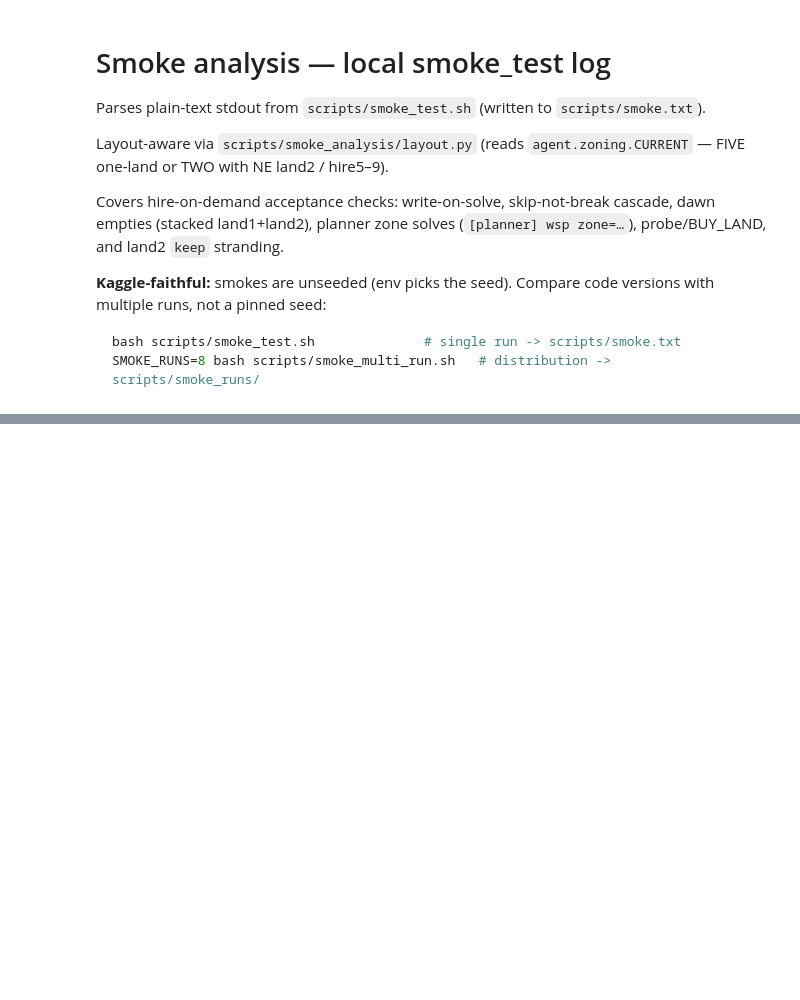
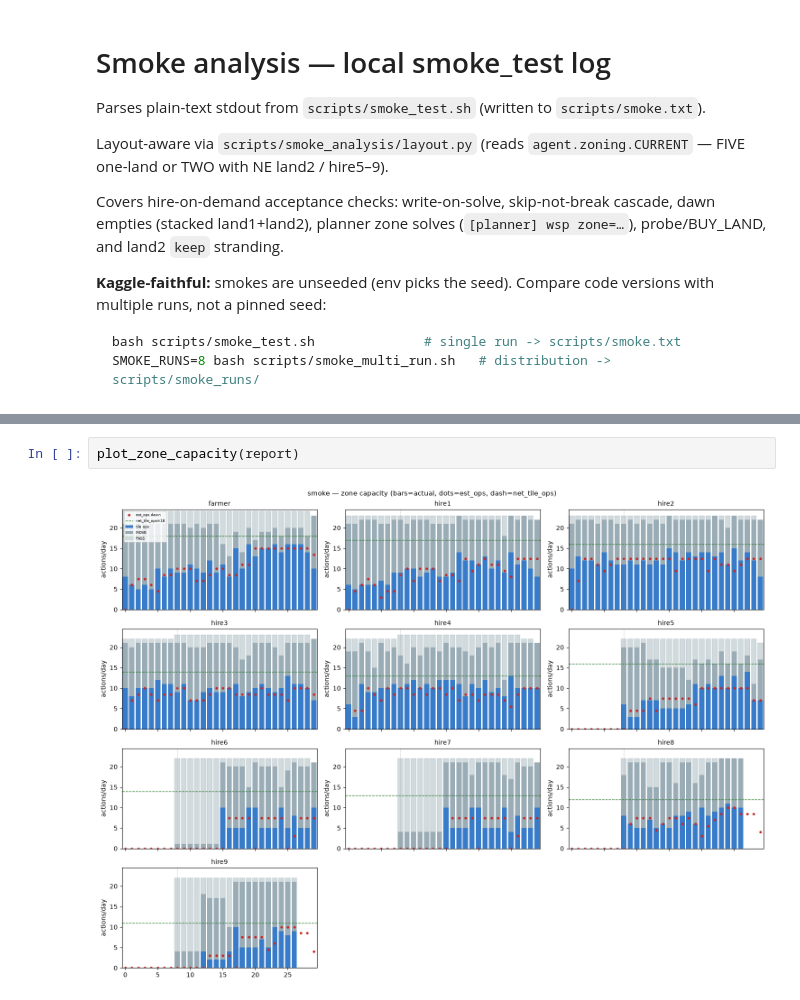
Before and after one commit to vlainic/kaggriculture, a Jupyter notebook: experiments/smoke_analysis.ipynb, the cells around one changed output, grey strips where cells are left out. Saved outputs shown, nothing was run; the diff lists cells and outputs as text; blank space fills up the shorter version.

```diff
--- a/experiments/smoke_analysis.ipynb
+++ b/experiments/smoke_analysis.ipynb
@@ -77,0 +84,4 @@ plot_worker_actions(report)
+# %%
+plot_zone_capacity(report)
+# %% [output]
+[figure, added]
```
Also changed, not shown: parts of 10 cells of this notebook, 19 other files.
